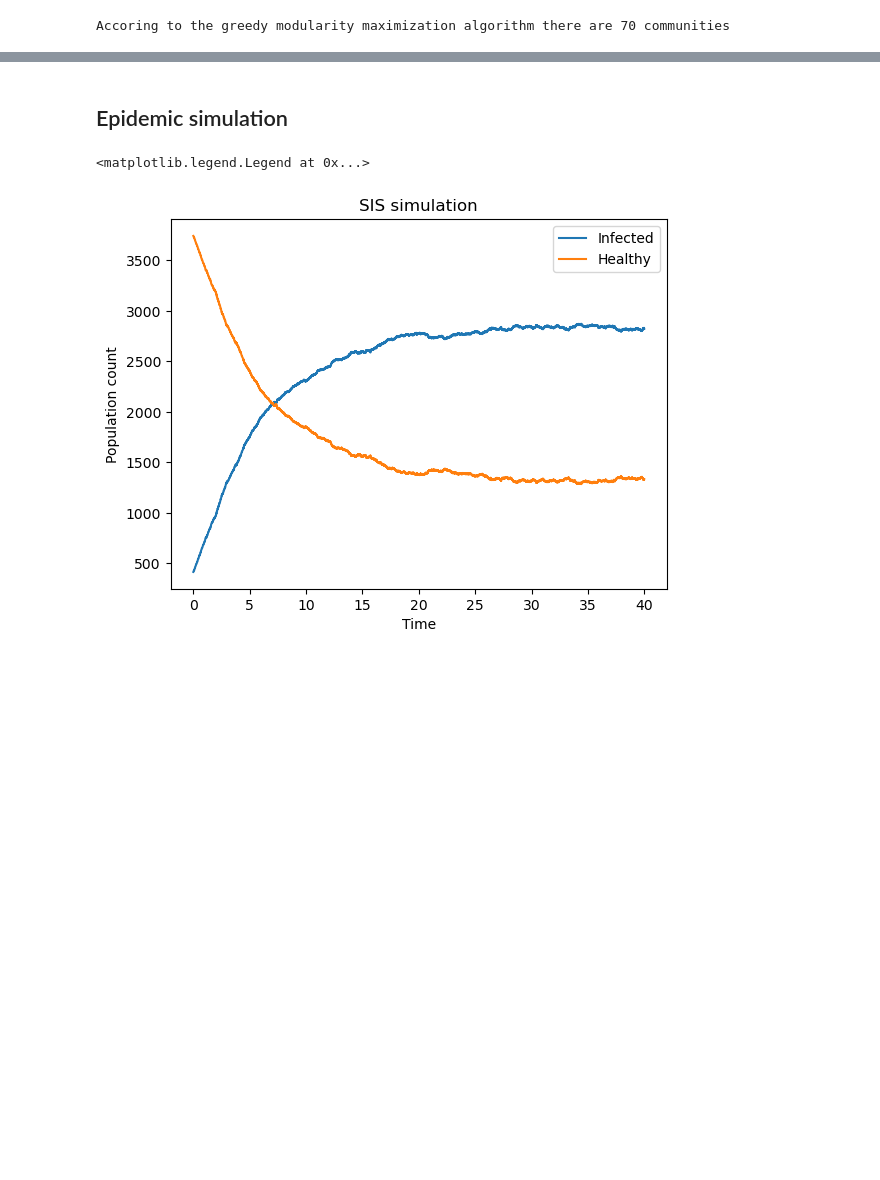
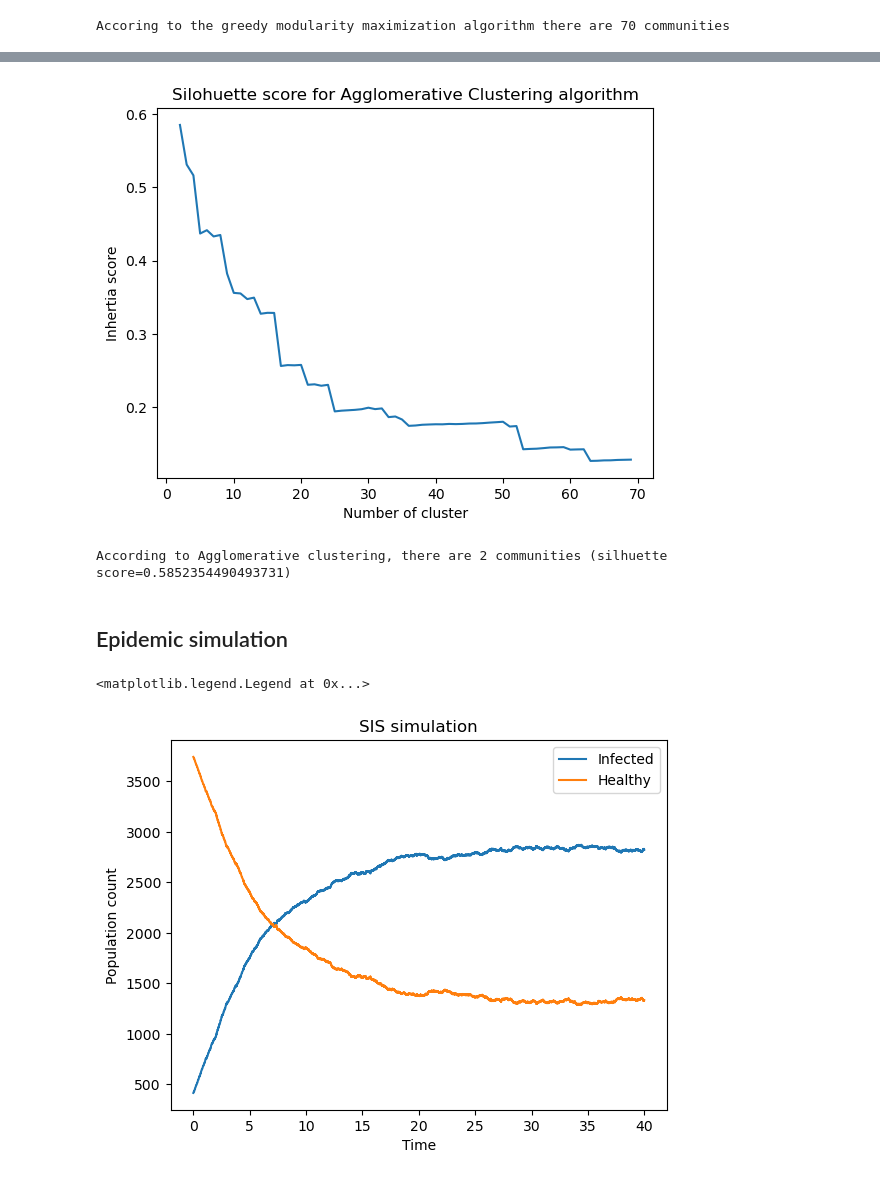
Before and after one commit to marcoSanti/AVRC-lab, a Jupyter notebook: progetto-finale/progetto-santimaria.ipynb, the cells around one changed output, grey strips where cells are left out. Cells and saved outputs as stored; diff of their text form; code cells hidden in the pictures; blank space fills up the shorter version.

Commit message:
hierarchical clustering

```diff
--- a/progetto-finale/progetto-santimaria.ipynb
+++ b/progetto-finale/progetto-santimaria.ipynb
@@ -216,3 +231,36 @@ According to kmeans, there are 29 communities (silhuette score=0.236168997786945
+# %%
+#testing for agglomerative clustering
+from sklearn.metrics import silhouette_score
+from sklearn.cluster import AgglomerativeClustering
+import warnings
+warnings.filterwarnings("ignore")
+
+data = nx.to_numpy_array(collabGraphBiggestConnectedComponent)
+labels = []
+sse = {}
+silScore = []
+
+for k in range(2, 70,1):
+    aggCluster = AgglomerativeClustering(n_clusters=k, affinity='euclidean', linkage='ward').fit(data)
+    labels.append(aggCluster.labels_)
+    silScore.append([k, silhouette_score(data, labels=labels[-1])])
+# %%
+
+plt.figure()
+silscore_keys = [x for x,_ in silScore]
+silscore_values = [x for _,x in silScore]
+
+plt.plot(silscore_keys, silscore_values)
+plt.xlabel("Number of cluster")
+plt.ylabel("Inhertia score")
+plt.title("Silohuette score for Agglomerative Clustering algorithm")
+plt.show()
+
+AggClusterResults = max(silScore, key=lambda x: x[1])
+print(f"According to Agglomerative clustering, there are {AggClusterResults[0]} communities (silhuette score={AggClusterResults[1]})")
+# %% [output]
+[figure, added]
+According to Agglomerative clustering, there are 2 communities (silhuette score=0.5852354490493731)
 # %% [markdown]
 ## Epidemic simulation
 # %%
```
Also changed, not shown: parts of 5 cells of this notebook.
